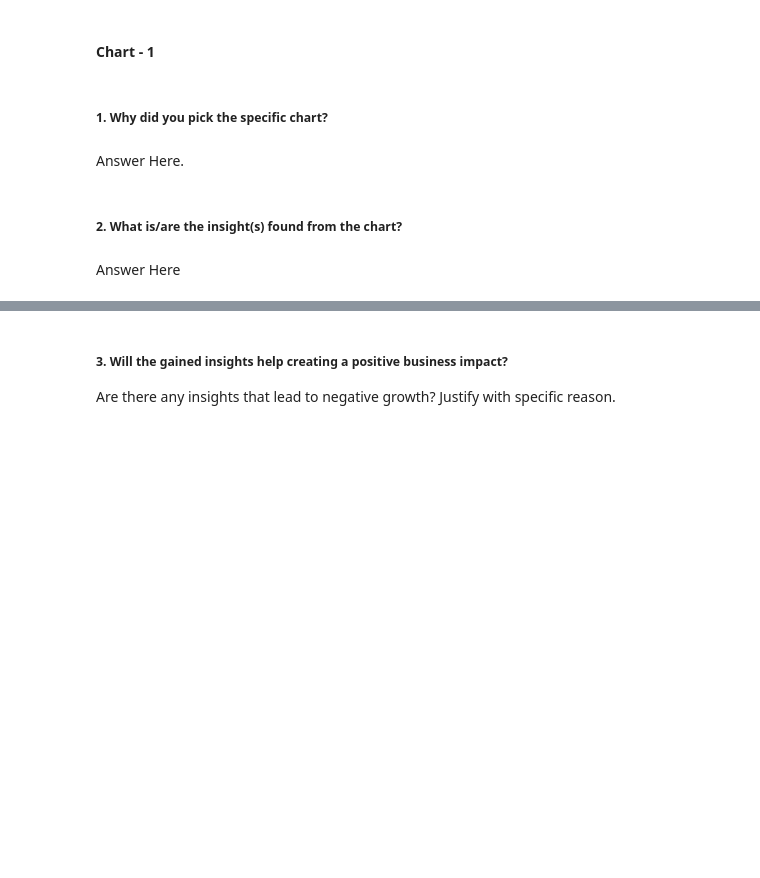
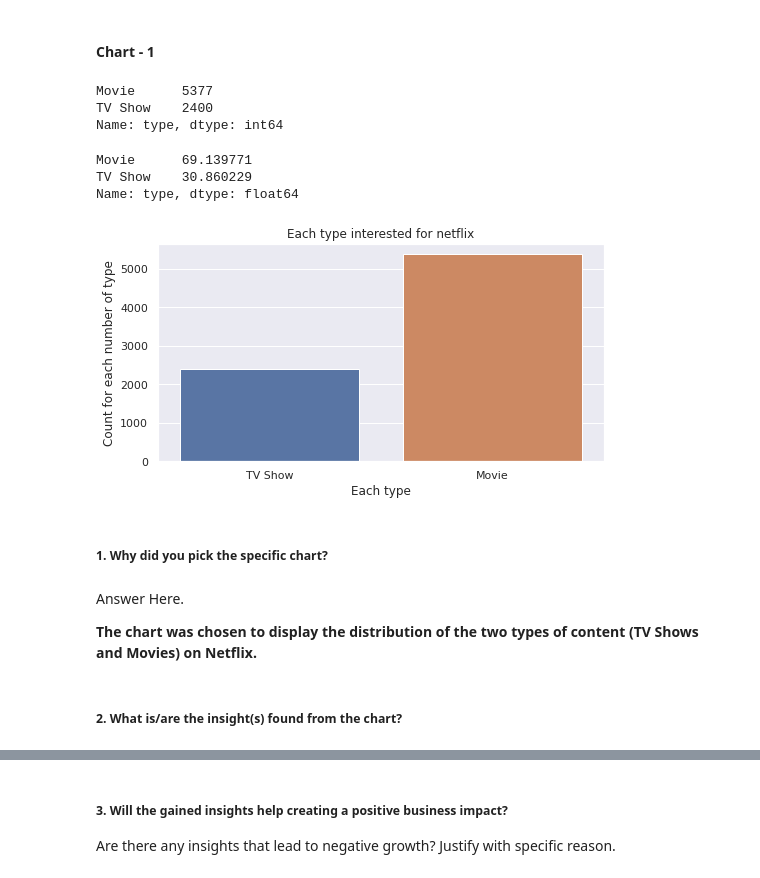
Before and after one commit to pinky-thakur/Netflix_Movies_and_TV_shows_Clustering_Capstone_project2, a Jupyter notebook: Netflix_Unsupervised_Clustering_Project_Submission.ipynb, the cells around one changed output, grey strips where cells are left out. Saved outputs shown, nothing was run; the diff lists cells and outputs as text; code cells hidden in the pictures; blank space fills up the shorter version.

```diff
--- a/Netflix_Unsupervised_Clustering_Project_Submission.ipynb
+++ b/Netflix_Unsupervised_Clustering_Project_Submission.ipynb
@@ -163,0 +265,4 @@ Answer Here
+# %%
+data = data[data['date_added'].notna()]
+# %%
+data.drop(['director'],axis=1,inplace=True)
@@ -184,2 +371,8 @@ Answer Here
+# %%
+# Convert the date_added column to a datetime format
+data['date_added'] = pd.to_datetime(data['date_added'])
+# %%
+# Extract the year from the date_added column and create a new column called year_added
+data['year_added'] = data['date_added'].dt.year
 # %% [markdown]
 ### What all manipulations have you done and insights you found?
@@ -189,13 +386,41 @@ Answer Here.
 ## ***4. Data Vizualization, Storytelling & Experimenting with charts : Understand the relationships between variables***
 # %% [markdown]
 #### Chart - 1
+# %%
+# Getting the value count for each type using value_counts from pandas
+data['type'].value_counts()
+# %% [output]
+Movie      5377
+TV Show    2400
+Name: type, dtype: int64
 # %%
 # Chart - 1 visualization code
+# Percentage For Response Column
+(data['type'].value_counts() / data['type'].count()) * 100
+# %% [output]
+Movie      69.139771
+TV Show    30.860229
+Name: type, dtype: float64
+# %%
+# Ploting count plot for type column
+
+plt.figure(figsize = (8, 4))
+
+sns.countplot(data['type'])
+
+plt.title('Each type interested for netflix')
+
+plt.xlabel('Each type')
+plt.ylabel('Count for each number of type')
+
+plt.show()
+# %% [output]
+[figure, added]
 # %% [markdown]
 ##### 1. Why did you pick the specific chart?
-# %% [markdown]
-Answer Here.
+# %% [markdown]
+Answer Here.
+
+<b>The chart was chosen to display the distribution of the two types of content (TV Shows and Movies) on Netflix.</b>
 # %% [markdown]
 ##### 2. What is/are the insight(s) found from the chart?
-# %% [markdown]
-Answer Here
```
Also changed, not shown: parts of 189 cells of this notebook.
